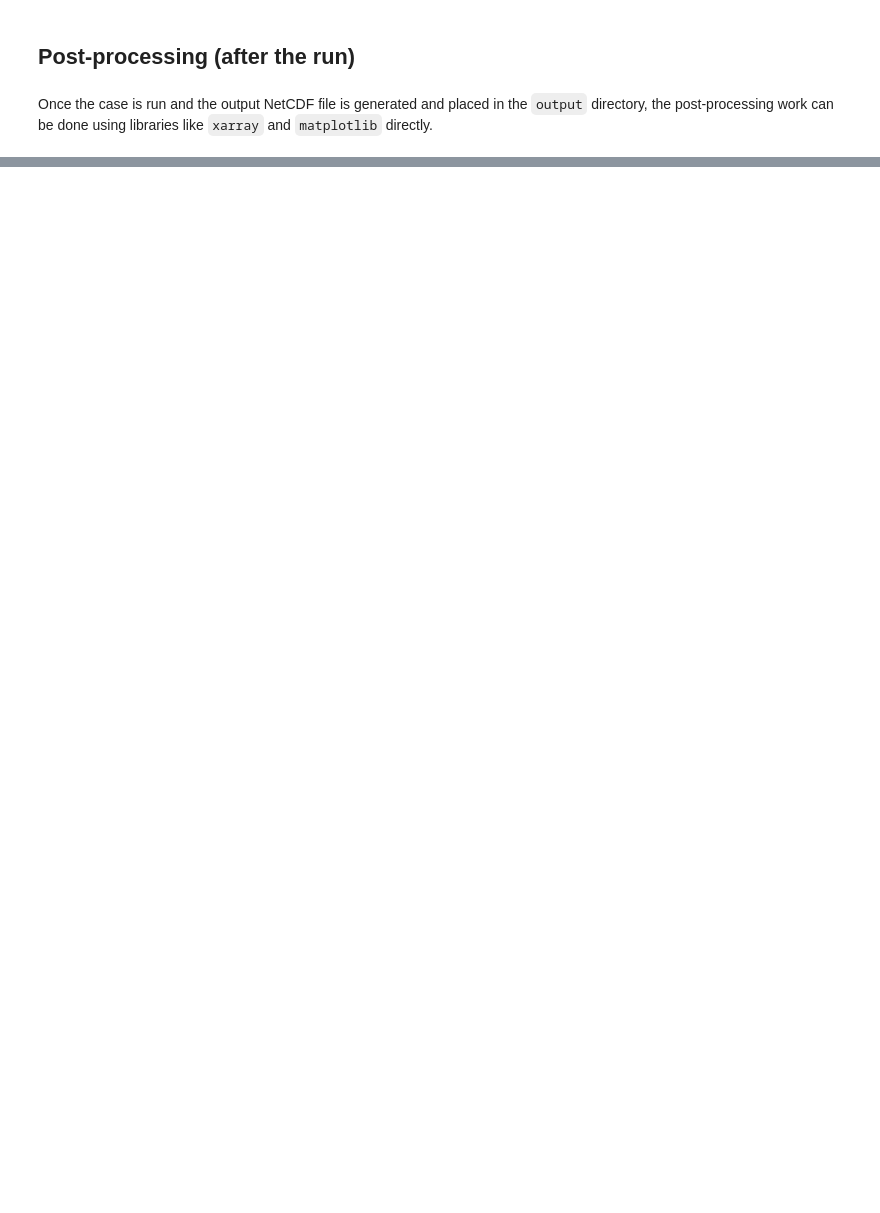
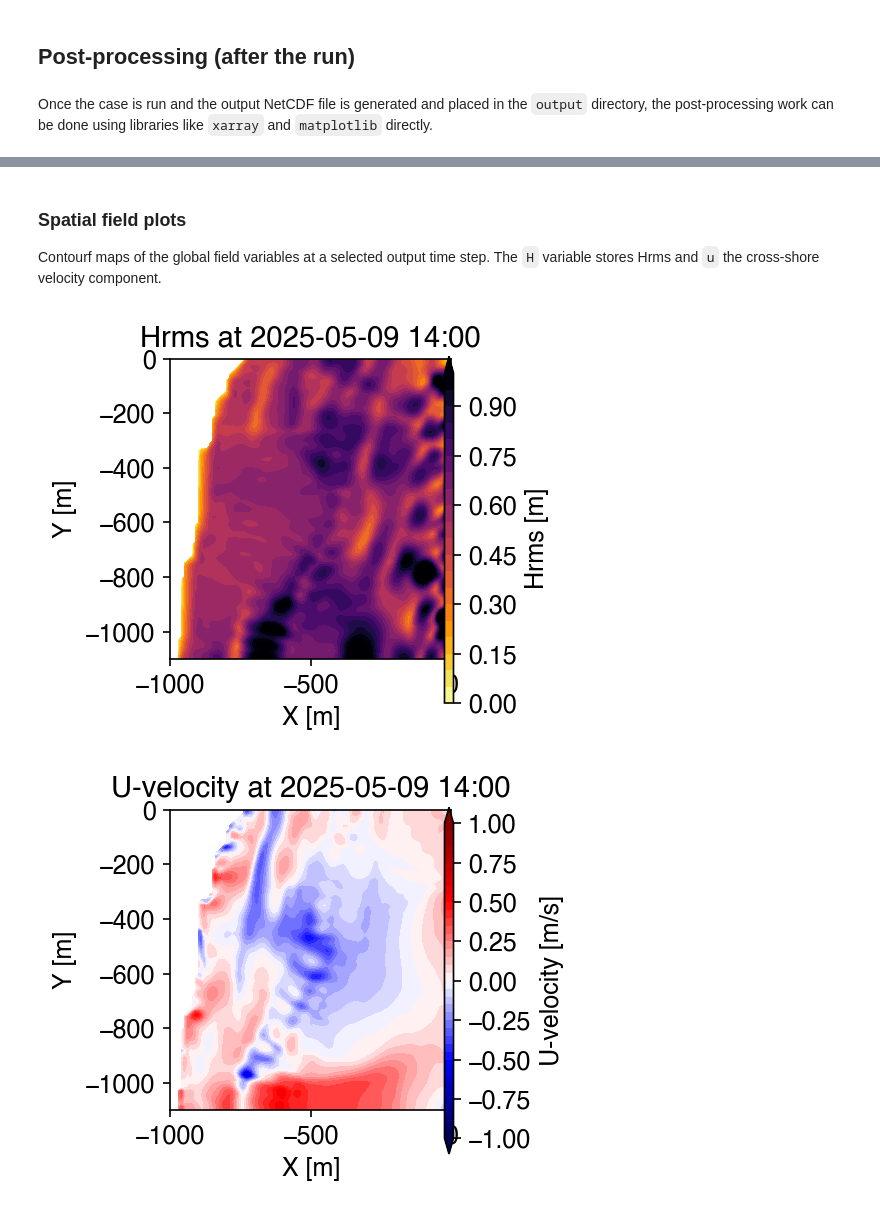
Before and after one commit to oceanicos-dev-org/oceanicospy, a Jupyter notebook: examples/models/xbeach_2D_case.ipynb, the cells around one changed output, grey strips where cells are left out. Drawn from its saved outputs; the diff is of its cells as text; code cells hidden in the pictures; blank space fills up the shorter version.

Commit message:
updating the .ipynb for 2D cases

```diff
--- a/examples/models/xbeach_2D_case.ipynb
+++ b/examples/models/xbeach_2D_case.ipynb
@@ -416,3 +416,5 @@ case_output.fill_computation_section()
 ## Post-processing (after the run)
 # %% [markdown]
 Once the case is run and the output NetCDF file is generated and placed in the `output` directory, the post-processing work can be done using libraries like `xarray` and `matplotlib` directly.
+# %%
+ds_output = xr.open_dataset(f'{path_case}output/SoundBay2D.nc')
@@ -418,0 +446,3 @@ Once the case is run and the output NetCDF file is generated and placed in the `
+# %%
+ds_field = ds_output[[var for var in ds_output.data_vars if ds_output[var].ndim > 2]]
+ds_point = ds_output[[var for var in ds_output.data_vars if ds_output[var].ndim == 2]]
@@ -418,0 +469,44 @@ Once the case is run and the output NetCDF file is generated and placed in the `
+# %% [markdown]
+### Spatial field plots
+
+Contourf maps of the global field variables at a selected output time step. The `H` variable stores Hrms and `u` the cross-shore velocity component.
+# %%
+ini_date = datetime(2025, 5, 9, 4)
+time = np.array([ini_date + timedelta(seconds=int(s)) for s in ds_field.globaltime.values])
+
+time_index = 10
+
+# ── Hrms field ─────────────────────────────────────────────────────────────────
+H_data = ds_field['H'].values[time_index, :, :]
+H_levels = np.arange(0, 1.05, 0.05)
+
+fig, ax = plt.subplots(figsize=(3, 3))
+cf = ax.contourf(ds_field.globalx, ds_field.globaly, H_data,
+                 levels=H_levels, extend='max', cmap='inferno_r')
+pos = ax.get_position()
+cax = fig.add_axes([pos.x1 + 0.02, pos.y0, 0.02, pos.height])
+fig.colorbar(cf, cax=cax, label='Hrms [m]')
+ax.set_title(f'Hrms at {time[time_index]:%Y-%m-%d %H:%M}', fontsize=14)
+ax.set(xlabel='X [m]', ylabel='Y [m]')
+ax.ticklabel_format(useOffset=False, style='plain', axis='both')
+plt.tight_layout()
+plt.show()
+
+# ── U-velocity field ───────────────────────────────────────────────────────────
+U_data = ds_field['u'].values[time_index, :, :]
+U_levels = np.arange(-1, 1.05, 0.05)
+
+fig, ax = plt.subplots(figsize=(3, 3))
+cf = ax.contourf(ds_field.globalx, ds_field.globaly, U_data,
+                 levels=U_levels, extend='both', cmap='seismic')
+pos = ax.get_position()
+cax = fig.add_axes([pos.x1 + 0.02, pos.y0, 0.02, pos.height])
+fig.colorbar(cf, cax=cax, label='U-velocity [m/s]')
+ax.set_title(f'U-velocity at {time[time_index]:%Y-%m-%d %H:%M}', fontsize=14)
+ax.set(xlabel='X [m]', ylabel='Y [m]')
+ax.ticklabel_format(useOffset=False, style='plain', axis='both')
+plt.tight_layout()
+plt.show()
+# %% [output]
+[figure, added]
+[figure, added]
```
Also changed, not shown: parts of 10 cells of this notebook, 3 other files.
